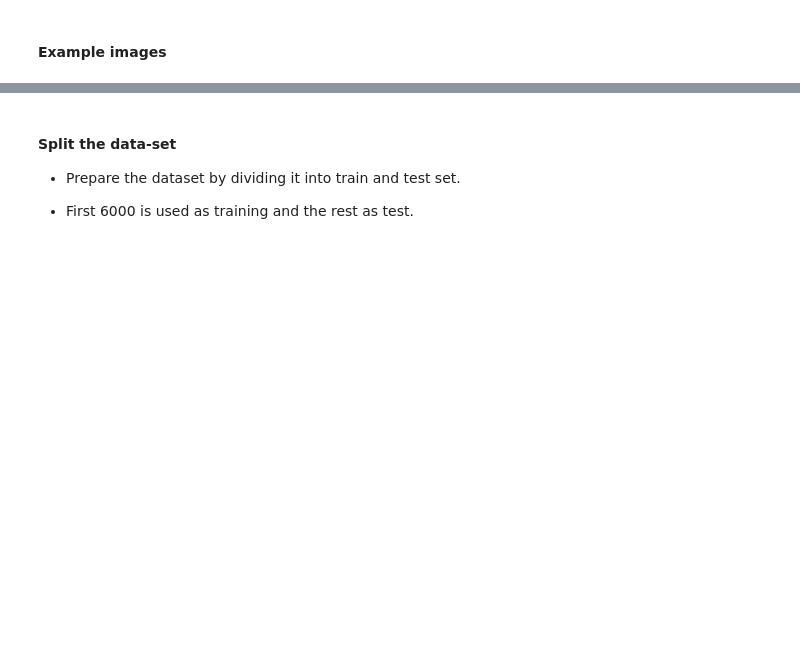
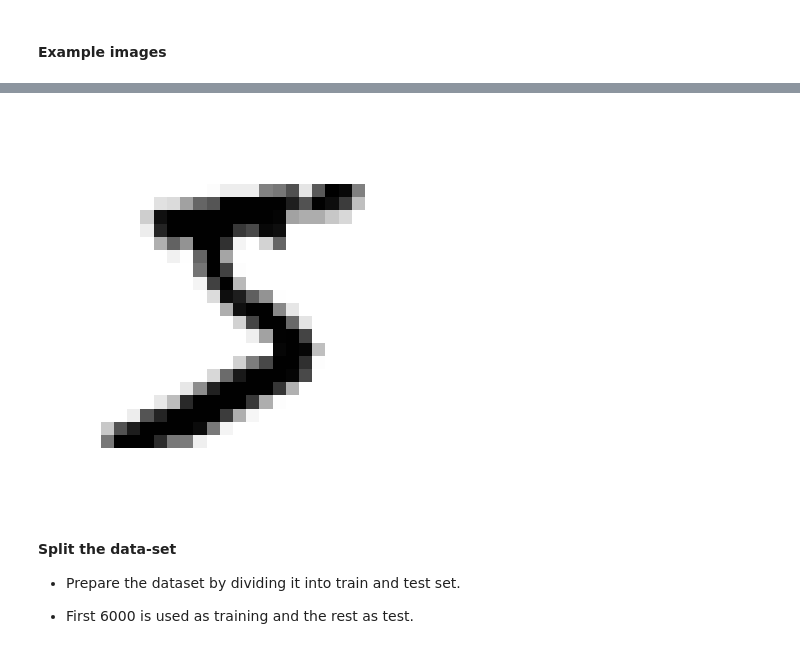
Before and after one commit to ale66/learn-datascience, a Jupyter notebook: week-4/non-binary-classification/src/non_binary_classification-MNIST784.ipynb, the cells around one changed output, grey strips where cells are left out. Saved outputs shown, nothing was run; the diff lists cells and outputs as text; code cells hidden in the pictures; blank space fills up the shorter version.

```diff
--- a/week-4/non-binary-classification/src/non_binary_classification-MNIST784.ipynb
+++ b/week-4/non-binary-classification/src/non_binary_classification-MNIST784.ipynb
@@ -44,12 +48,15 @@ type(X)
 # %%
-some_digit = X.select(range(1))
+some_digit = X.iloc[0]
 
-some_digit_image = some_digit.reshape(28,28)
+# Convert the Pandas Series to a NumPy array before reshaping
+some_digit_image = some_digit.values.reshape(28,28)
 
 plt.imshow(some_digit_image, cmap="binary")
 plt.axis("off")
 
 plt.show()
+# %% [output]
+[figure, added]
 # %% [markdown]
 #### Split the data-set
 
```
Also changed, not shown: parts of 6 cells of this notebook.
